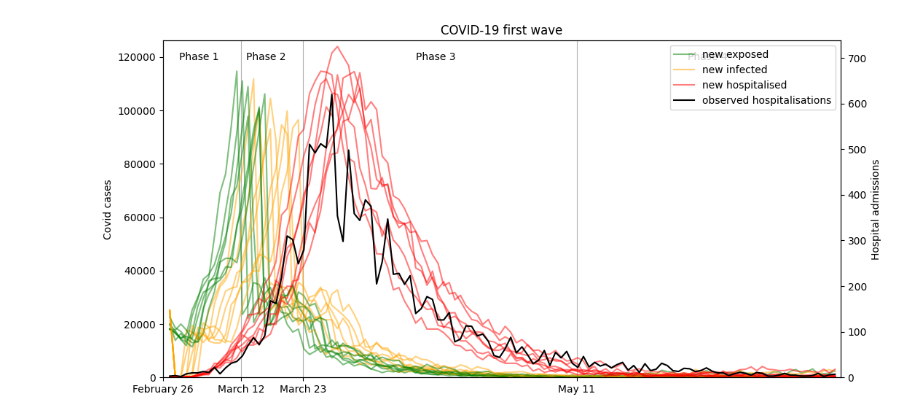
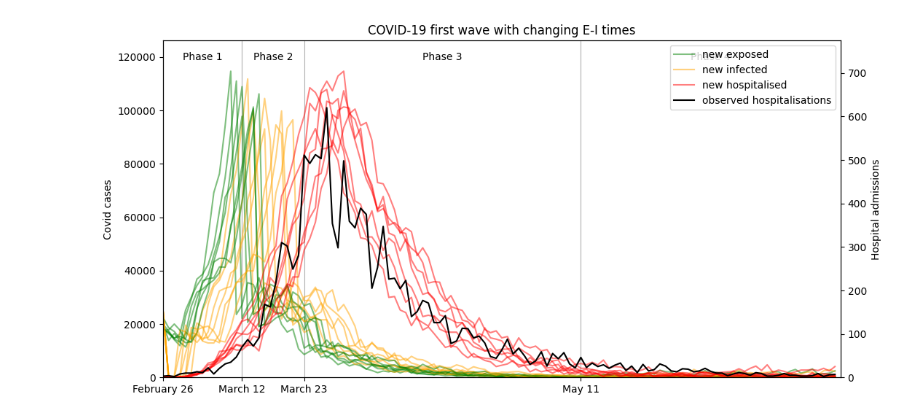
Before and after one commit to larsdekwant/covid-gravity-model, a Jupyter notebook: parameters.ipynb, the cells around one changed output. Drawn from its saved outputs; the diff is of its cells as text; code cells hidden in the pictures.

Commit message:
more graphs from results

```diff
--- a/parameters.ipynb
+++ b/parameters.ipynb
@@ -170,12 +177,10 @@ for data in data_points:
 # %%
 import copy
 
-raw_runs_data = [[ref for ref in data_points if ref.name==interv] for interv in interventions]
-
 # Compute the average over all the runs for the raw data
 agg_data_points = []
-for raw_data in raw_runs_data:
-    agg_data = copy.copy(raw_data[0])
+for raw_data in data_points:
+    agg_data = copy.copy(raw_data)
     agg_data.new_exposed = np.sum(agg_data.new_exposed.reshape(-1,24),axis=1)
     agg_data.new_infected = np.sum(agg_data.new_infected.reshape(-1,24),axis=1)
     agg_data.recovered = np.sum(agg_data.recovered.reshape(-1,24),axis=1)
@@ -193,62 +198,63 @@ daily_addmisions = hosp_data['Hospital_admission'].groupby(hosp_data['Date_of_st
 import matplotlib.pyplot as plt
 
 # Recreates figure 2(a) of the paper
-agg_ref_data = [data for data in agg_data_points if data.name=='ref' and data.seed == 1][0]
+agg_ref_data = [data for data in agg_data_points if data.seed == 1]
+agg_ref_data_point = agg_ref_data[0]
 
 fig, ax1 = plt.subplots(figsize=(12, 6))
 ax2 = ax1.twinx()
 
-plt.title('COVID-19 first wave')
+plt.title('COVID-19 first wave with changing E-I times')
 plt.xlabel('time (h)')
 
 ax1.set_ylabel('Covid cases')
 ax2.set_ylabel('Hospital admissions')
 
 #Get starts of phases
-phase2 = np.argmax(agg_ref_data.phases[0]==2)
-phase3 = np.argmax(agg_ref_data.phases[0]==3)
-phase4 = np.argmax(agg_ref_data.phases[0]==4) # might be 0 if model ran for too little days, dont include in 'phases' list in that case
+phase2 = np.argmax(agg_ref_data_point.phases[0]==2)
+phase3 = np.argmax(agg_ref_data_point.phases[0]==3)
+phase4 = np.argmax(agg_ref_data_point.phases[0]==4) # might be 0 if model ran for too little days, dont include in 'phases' list in that case
 phase1 = phase2 - 14 * 24 # feb 27th is 14 days before march 12th
 
 phases = [phase1, phase2, phase3, phase4]
 
 x_max = timesteps
 plt.xlim(phase1, x_max)
-y1_max = np.max(agg_ref_data.new_exposed)
-y2_max = np.max(agg_ref_data.hospital)
+y1_max = np.max([point for data in agg_ref_data for point in data.new_exposed])
+y2_max = np.max([point for data in agg_ref_data for point in data.hospital])
 ax1.set_ylim([0, y1_max * 1.1])
 ax2.set_ylim([0, y2_max * 1.1])
 
 lines = []
 time_range_daily = np.arange(0, x_max, 24)
-for run in [data for data in data_points if data.name=='ref']:
-    ln1 = ax1.plot(time_range_daily, np.sum(run.new_exposed.reshape(-1,24),axis=1), label='new exposed', color='green', alpha=0.5)
-    ln2 = ax1.plot(time_range_daily, np.sum(run.new_infected.reshape(-1,24),axis=1), label='new infected', color='orange', alpha=0.5)
-    ln3 = ax2.plot(time_range_daily, np.sum(run.hospital.reshape(-1,24),axis=1), label='new hospitalised', color='red', alpha=0.5)
+for run in agg_ref_data:
+    ln1 = ax1.plot(time_range_daily, run.new_exposed, label='new exposed', color='green', alpha=0.5)
+    ln2 = ax1.plot(time_range_daily, run.new_infected, label='new infected', color='orange', alpha=0.5)
+    ln3 = ax2.plot(time_range_daily, run.hospital, label='new hospitalised', color='red', alpha=0.5)
     lines = ln1 + ln2 + ln3
 ln4 = ax2.plot(time_range_daily, daily_addmisions[:120], label='observed hospitalisations', color='black')
 lines = lines + ln4
 
 # Print phase labels on top of graph
 phase_labels = ['Phase 1', 'Phase 2', 'Phase 3', 'Phase 4']
 phase_label_pos = np.array([phase2 /2, (phase3+phase2) / 2, (phase4+phase3) / 2, (x_max+phase4) / 2]) / x_max
 for label, pos in zip(phase_labels, phase_label_pos):
     ax1.text(pos, 0.95, label, transform=ax1.transAxes,
          ha='center', va='center', fontsize=10)
 
 # Compute phase date
 march12 = pd.to_datetime('2022-03-12')
 date_p1 = march12 + pd.DateOffset(hours= -int(phase2-phase1))
 date_p3 = march12 + pd.DateOffset(hours=  int(phase3-phase2))
 date_p4 = march12 + pd.DateOffset(hours=  int(phase4-phase2))
 
 # Print specific date labels on x-axis
 ax1.grid(axis='x')
 ax1.set_xticks(phases, map(lambda dt: dt.strftime('%B %d'), [date_p1, march12, date_p3, date_p4]))
 ax1.legend(lines, [l.get_label() for l in lines])
 plt.show()
 # %% [output]
-[figure, old version]
+[figure, new version]
 # %%
 import matplotlib.pyplot as plt
 
```
Also changed, not shown: parts of 4 cells of this notebook.
